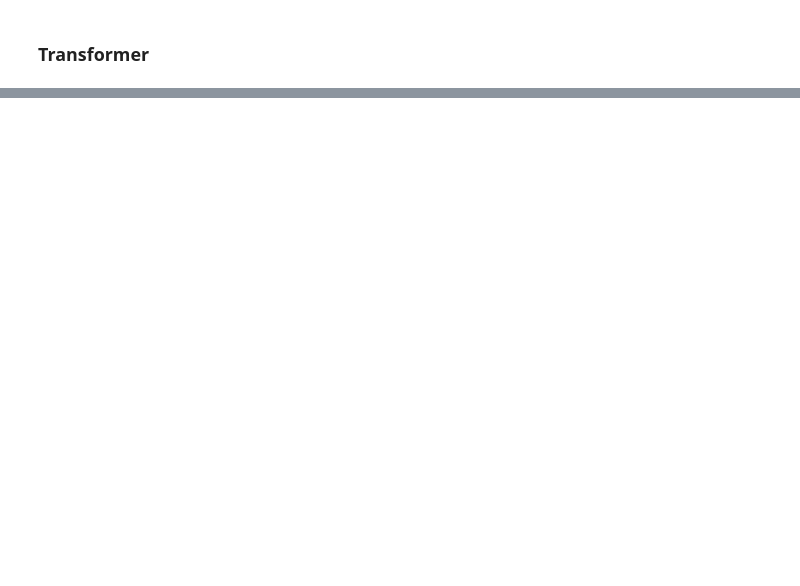
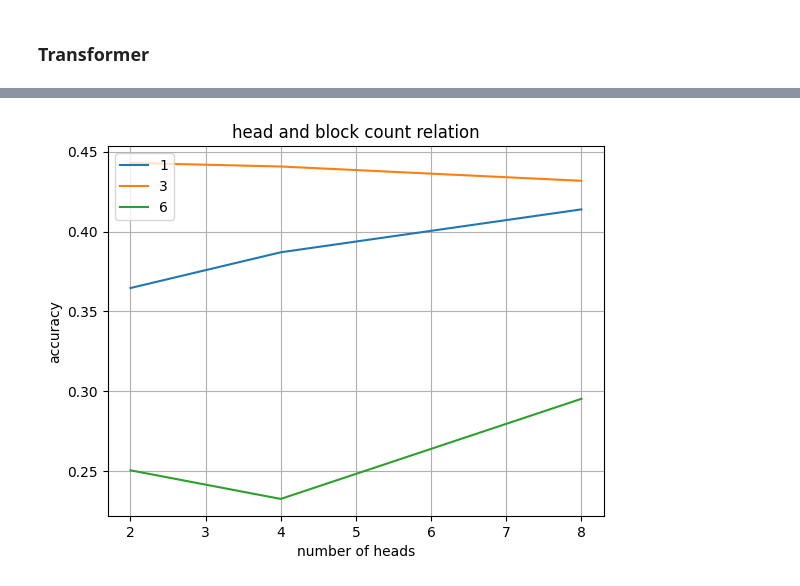
Before and after one commit to SparkyWen/5046_NLP_A4, a Jupyter notebook: classification.ipynb, the cells around one changed output, grey strips where cells are left out. Saved outputs shown, nothing was run; the diff lists cells and outputs as text; code cells hidden in the pictures; blank space fills up the shorter version.

```diff
--- a/classification.ipynb
+++ b/classification.ipynb
@@ -1336,0 +1236,31 @@ seems to converge after 20 epochs
+# %%
+def GetAccuracyOnTestSet(model):
+    predictions = model.predict(np.array(vectorizedTestingText))
+    sqlPredictions = getPredictions(predictions[1])
+    print(predictions[0].shape)
+    tagPredictions = []
+    for example in predictions[0]:
+        tagPredictions.append(getPredictions(example))
+
+    fullPredictedTemplate = formFullSqlTemplate(QuestionDatasets, QuestionDatasets.testingData['full-text'], sqlPredictions, tagPredictions)
+
+    fullTrueTemplate = formFullSqlTemplate(QuestionDatasets, QuestionDatasets.testingData['full-text'], QuestionDatasets.testingData['sql-id'], QuestionDatasets.testingData['tag-ids'])
+    return accuracy_score(fullTrueTemplate, fullPredictedTemplate)
+
+hyperParameters = {
+    "blocks": [1, 3, 6],
+    "heads": [2, 4, 8]
+}
+
+metricsOverHeads = {"blocks": [], "metrics": []}
+for numBlocks in hyperParameters["blocks"]:
+    metrics = {"heads": [], "accuracy": []}
+    for numHeads in hyperParameters["heads"]:
+        transformerModel = GetTransformer(QueryDatasets, numBlocks, numHeads, 'adam')
+        transformerModel.fit(x=np.array(vectorizedTrainingText), y=(trainingTagIdArray, trainingSqlIdArray), validation_data=(np.array(vectorizedValidationText), (validationTagIdArray, validationSqlIdArray)), epochs=20, batch_size=32, callbacks=[callback])
+        metric = {}
+        metrics["heads"].append(numHeads)
+        metrics["accuracy"].append(GetAccuracyOnTestSet(transformerModel))
+
+    metricsOverHeads["blocks"].append(numBlocks)
+    metricsOverHeads["metrics"].append(metrics)
@@ -1336,0 +1285,14 @@ seems to converge after 20 epochs
+# %%
+def plotMetrics(metrics):
+    pyplot.title('head and block count relation')
+    for metric in metrics["metrics"]:
+        pyplot.plot(metric["heads"], metric["accuracy"])
+    pyplot.xlabel('number of heads')
+    pyplot.ylabel('accuracy')
+    pyplot.legend(metrics["blocks"], loc='upper left')
+    pyplot.grid(True)
+    pyplot.show()
+
+plotMetrics(metricsOverHeads)
+# %% [output]
+[figure, added]
```
Also changed, not shown: parts of 27 cells of this notebook.
